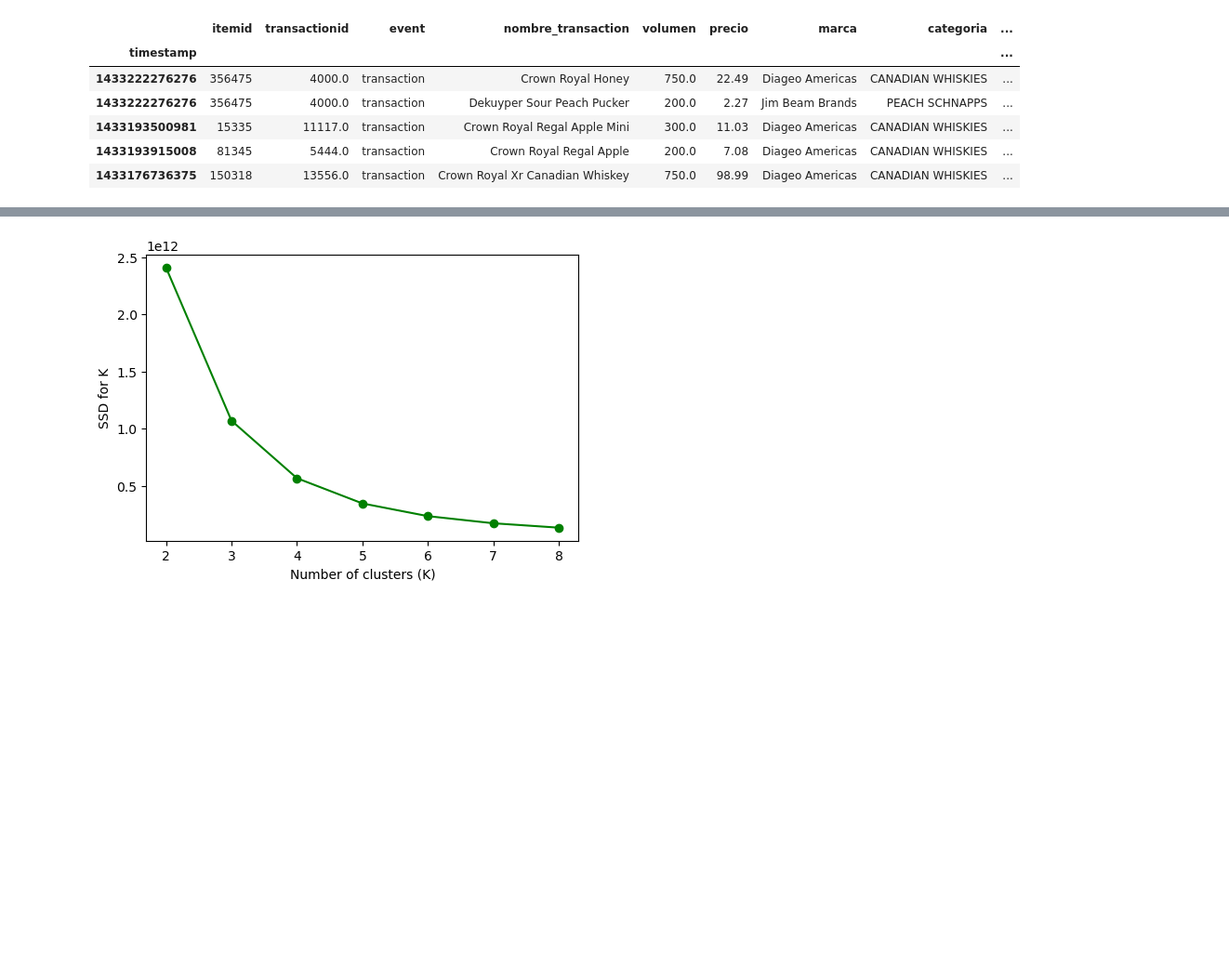
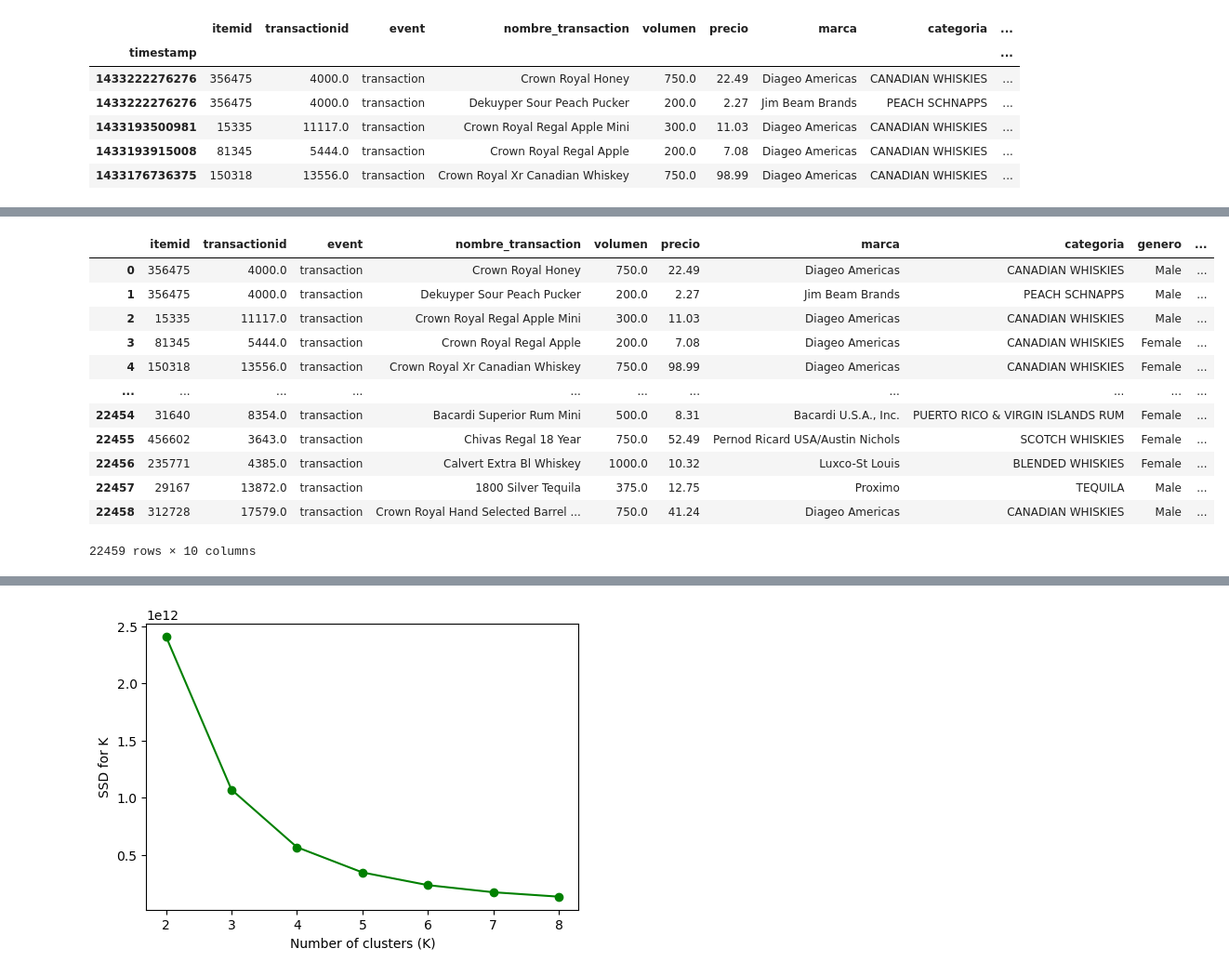
Before and after one commit to cristianreal/data_analytics, a Jupyter notebook: infrastructura/servidor web/desarrollo/scripts/2_Clustering.ipynb, the cells around one changed output, grey strips where cells are left out. Shown: that part at 93% size. Cells and saved outputs as stored; diff of their text form; code cells hidden in the pictures; blank space fills up the shorter version.

```diff
--- a/infrastructura/servidor web/desarrollo/scripts/2_Clustering.ipynb
+++ b/infrastructura/servidor web/desarrollo/scripts/2_Clustering.ipynb
@@ -118,3 +116,34 @@ df1.head()
+# %%
+cutoff_year=30
+def custom_parser(date_str):
+    # Convert to datetime using a custom parser
+    date = pd.to_datetime(date_str, format='%m/%d/%y')
+    year = date.year - 2000 if date.year >= 2000 else date.year - 1900
+    # Adjust the century based on the cutoff
+    year = date.year % 100  # Get the two-digit year
+    if year >= cutoff_year:
+        return date.replace(year=1900 + year)
+    else:
+        return date.replace(year=2000 + year)
+df1['nacimiento_year'] = df1['nacimiento'].apply(custom_parser)
+df1['edad'] = pd.to_datetime('today').year - pd.to_datetime(df1['nacimiento_year']).dt.year
+df1.drop('nacimiento', axis=1, inplace=True)
+df1.drop('nacimiento_year', axis=1, inplace=True)
+df1
+# %% [output]
+|  | itemid | transactionid | event | nombre_transaction | volumen | precio | marca | categoria | genero | ... |
+| 0 | 356475 | 4000.0 | transaction | Crown Royal Honey | 750.0 | 22.49 | Diageo Americas | CANADIAN WHISKIES | Male | ... |
+| 1 | 356475 | 4000.0 | transaction | Dekuyper Sour Peach Pucker | 200.0 | 2.27 | Jim Beam Brands | PEACH SCHNAPPS | Male | ... |
+| 2 | 15335 | 11117.0 | transaction | Crown Royal Regal Apple Mini | 300.0 | 11.03 | Diageo Americas | CANADIAN WHISKIES | Male | ... |
+| 3 | 81345 | 5444.0 | transaction | Crown Royal Regal Apple | 200.0 | 7.08 | Diageo Americas | CANADIAN WHISKIES | Female | ... |
+| 4 | 150318 | 13556.0 | transaction | Crown Royal Xr Canadian Whiskey | 750.0 | 98.99 | Diageo Americas | CANADIAN WHISKIES | Female | ... |
+| ... | ... | ... | ... | ... | ... | ... | ... | ... | ... | ... |
+| 22454 | 31640 | 8354.0 | transaction | Bacardi Superior Rum Mini | 500.0 | 8.31 | Bacardi U.S.A., Inc. | PUERTO RICO & VIRGIN ISLANDS RUM | Female | ... |
+| 22455 | 456602 | 3643.0 | transaction | Chivas Regal 18 Year | 750.0 | 52.49 | Pernod Ricard USA/Austin Nichols | SCOTCH WHISKIES | Female | ... |
+| 22456 | 235771 | 4385.0 | transaction | Calvert Extra Bl Whiskey | 1000.0 | 10.32 | Luxco-St Louis | BLENDED WHISKIES | Female | ... |
+| 22457 | 29167 | 13872.0 | transaction | 1800 Silver Tequila | 375.0 | 12.75 | Proximo | TEQUILA | Male | ... |
+| 22458 | 312728 | 17579.0 | transaction | Crown Royal Hand Selected Barrel ... | 750.0 | 41.24 | Diageo Americas | CANADIAN WHISKIES | Male | ... |
+22459 rows × 10 columns
 # %%
 df_kmeans = pd.get_dummies(df1, drop_first=True)
 df_kmeans.head()
```
Also changed, not shown: parts of 18 cells of this notebook.
